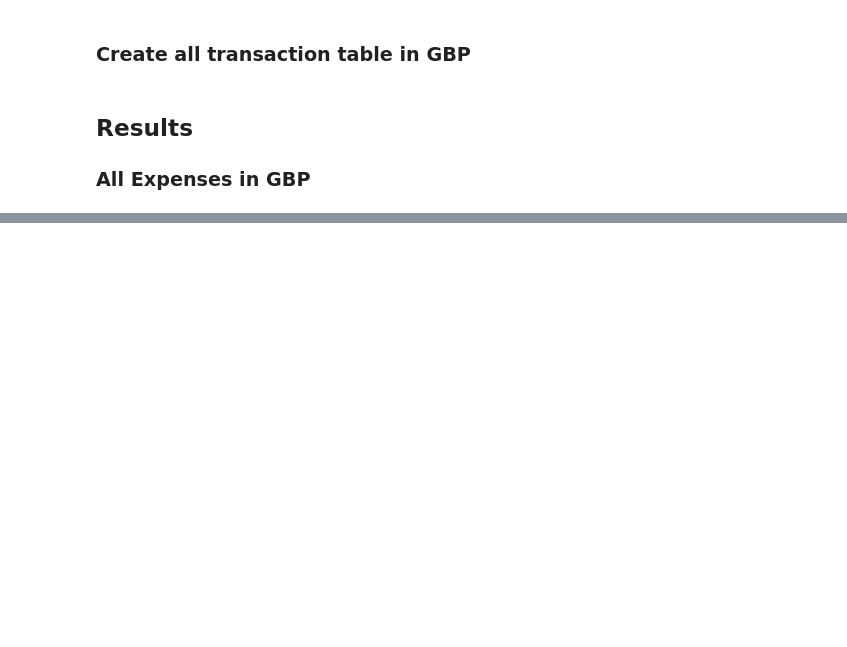
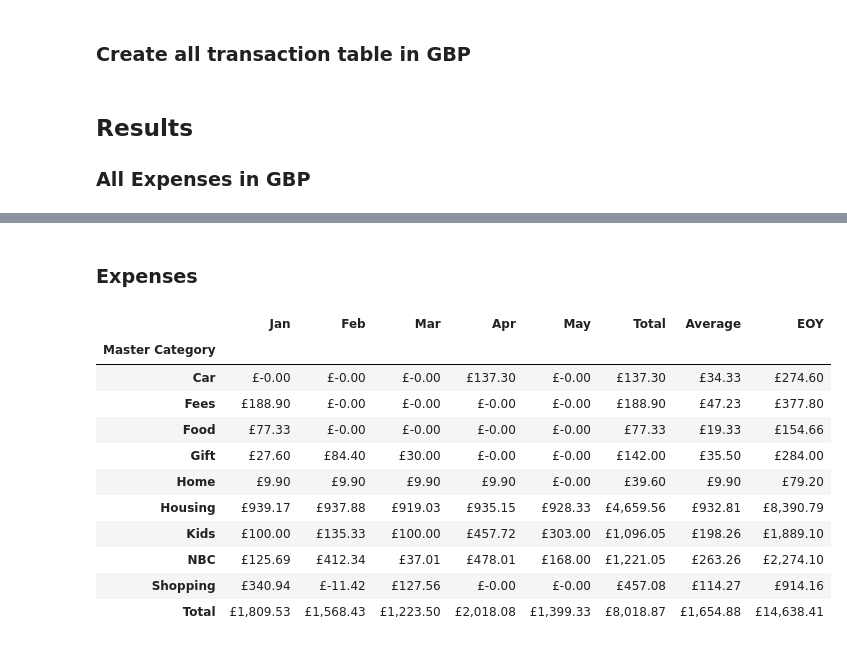
Before and after one commit to alexjj/littlefinger, a Jupyter notebook: littlefinger - notebook.ipynb, the cells around one changed output, grey strips where cells are left out. Drawn from its saved outputs; the diff is of its cells as text; code cells hidden in the pictures; blank space fills up the shorter version.

```diff
--- a/littlefinger - notebook.ipynb
+++ b/littlefinger - notebook.ipynb
@@ -198,0 +252,24 @@ summary.style.background_gradient(cmap=cm, subset=pd.IndexSlice[rows,summary.col
+# %% [markdown]
+### Expenses
+# %%
+uke = pd.pivot_table(uk['2017'].query('Type == ["Expense"]'), index=['Master Category'], columns=['Month'], values=['Net'], aggfunc=np.sum, fill_value=0)
+uke.columns = months[:now.month] # Renames to months based off current month
+uke = uke * -1
+uke['Total'] = uke.sum(axis=1) # adds total to categories
+uke['Average'] = uke.iloc[:, :-2].mean(axis=1) # adds average column for categories, iloc to ignore total col, -2 to only have full months
+uke.loc['Total']= uke.sum() # adds total row at bottom
+uke['EOY'] = uke['Total'] + (uke['Average'] * (now.month - 1))
+uke.style.format("£{:,.2f}")
+# %% [output]
+|  | Jan | Feb | Mar | Apr | May | Total | Average | EOY |
+| Master Category |  |  |  |  |  |  |  |  |
+| Car | £-0.00 | £-0.00 | £-0.00 | £137.30 | £-0.00 | £137.30 | £34.33 | £274.60 |
+| Fees | £188.90 | £-0.00 | £-0.00 | £-0.00 | £-0.00 | £188.90 | £47.23 | £377.80 |
+| Food | £77.33 | £-0.00 | £-0.00 | £-0.00 | £-0.00 | £77.33 | £19.33 | £154.66 |
+| Gift | £27.60 | £84.40 | £30.00 | £-0.00 | £-0.00 | £142.00 | £35.50 | £284.00 |
+| Home | £9.90 | £9.90 | £9.90 | £9.90 | £-0.00 | £39.60 | £9.90 | £79.20 |
+| Housing | £939.17 | £937.88 | £919.03 | £935.15 | £928.33 | £4,659.56 | £932.81 | £8,390.79 |
+| Kids | £100.00 | £135.33 | £100.00 | £457.72 | £303.00 | £1,096.05 | £198.26 | £1,889.10 |
+| NBC | £125.69 | £412.34 | £37.01 | £478.01 | £168.00 | £1,221.05 | £263.26 | £2,274.10 |
+| Shopping | £340.94 | £-11.42 | £127.56 | £-0.00 | £-0.00 | £457.08 | £114.27 | £914.16 |
+| Total | £1,809.53 | £1,568.43 | £1,223.50 | £2,018.08 | £1,399.33 | £8,018.87 | £1,654.88 | £14,638.41 |
```
Also changed, not shown: parts of 15 cells of this notebook.
